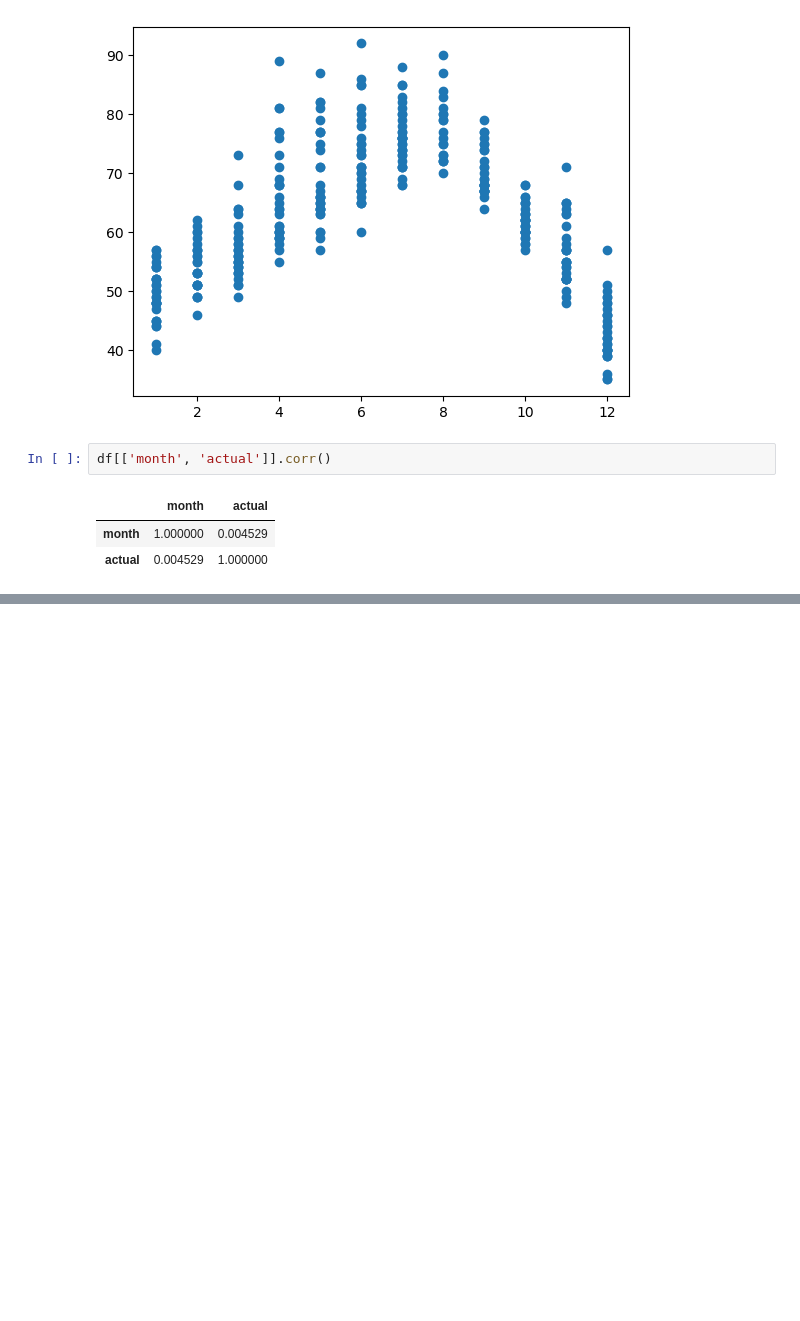
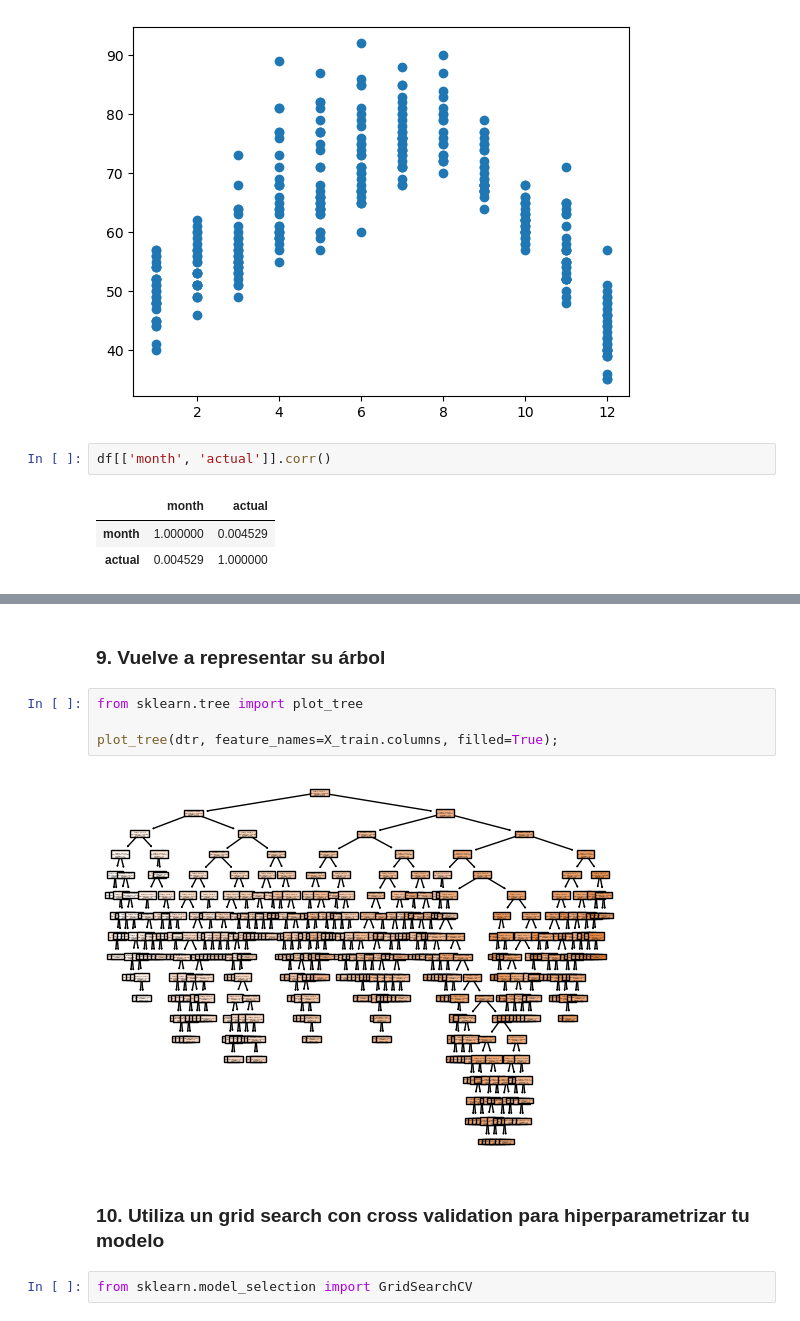
Before and after one commit to danilaviaart-lgtm/ds_curso, a Jupyter notebook: 3-Machine Learning/1-Supervisado/3-RegorClass/5-Decision_Trees/ejercicio/DTrees_reg_class.ipynb, the cells around one changed output, grey strips where cells are left out. Cells and saved outputs as stored; diff of their text form; blank space fills up the shorter version.

```diff
--- a/3-Machine Learning/1-Supervisado/3-RegorClass/5-Decision_Trees/ejercicio/DTrees_reg_class.ipynb
+++ b/3-Machine Learning/1-Supervisado/3-RegorClass/5-Decision_Trees/ejercicio/DTrees_reg_class.ipynb
@@ -220,0 +384,12 @@ df[['month', 'actual']].corr()
+# %% [markdown]
+### 9. Vuelve a representar su árbol
+# %%
+from sklearn.tree import plot_tree
+
+plot_tree(dtr, feature_names=X_train.columns, filled=True);
+# %% [output]
+[figure, added]
+# %% [markdown]
+### 10. Utiliza un grid search con cross validation para hiperparametrizar tu modelo
+# %%
+from sklearn.model_selection import GridSearchCV
```
Also changed, not shown: parts of 102 cells of this notebook, 1 other file.
